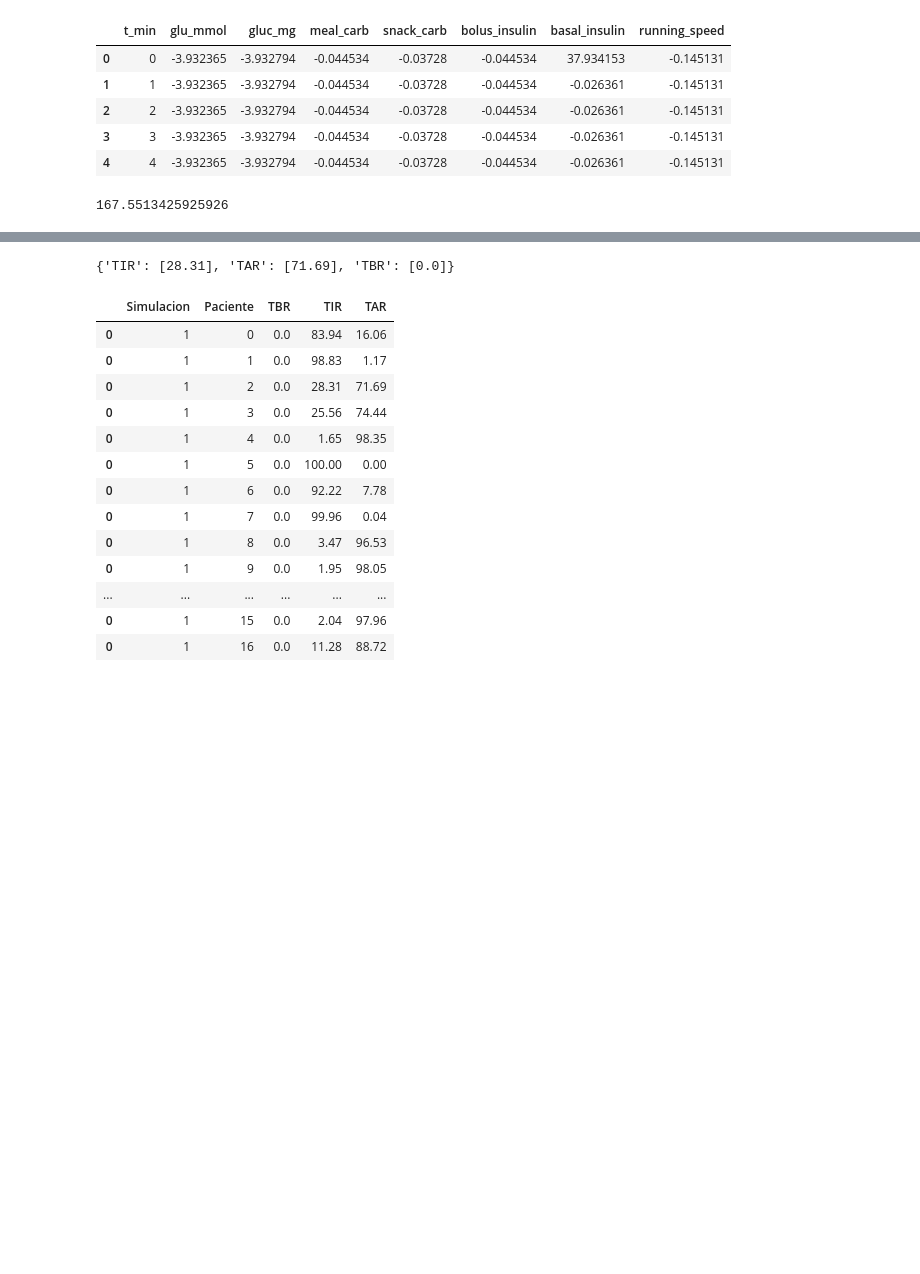
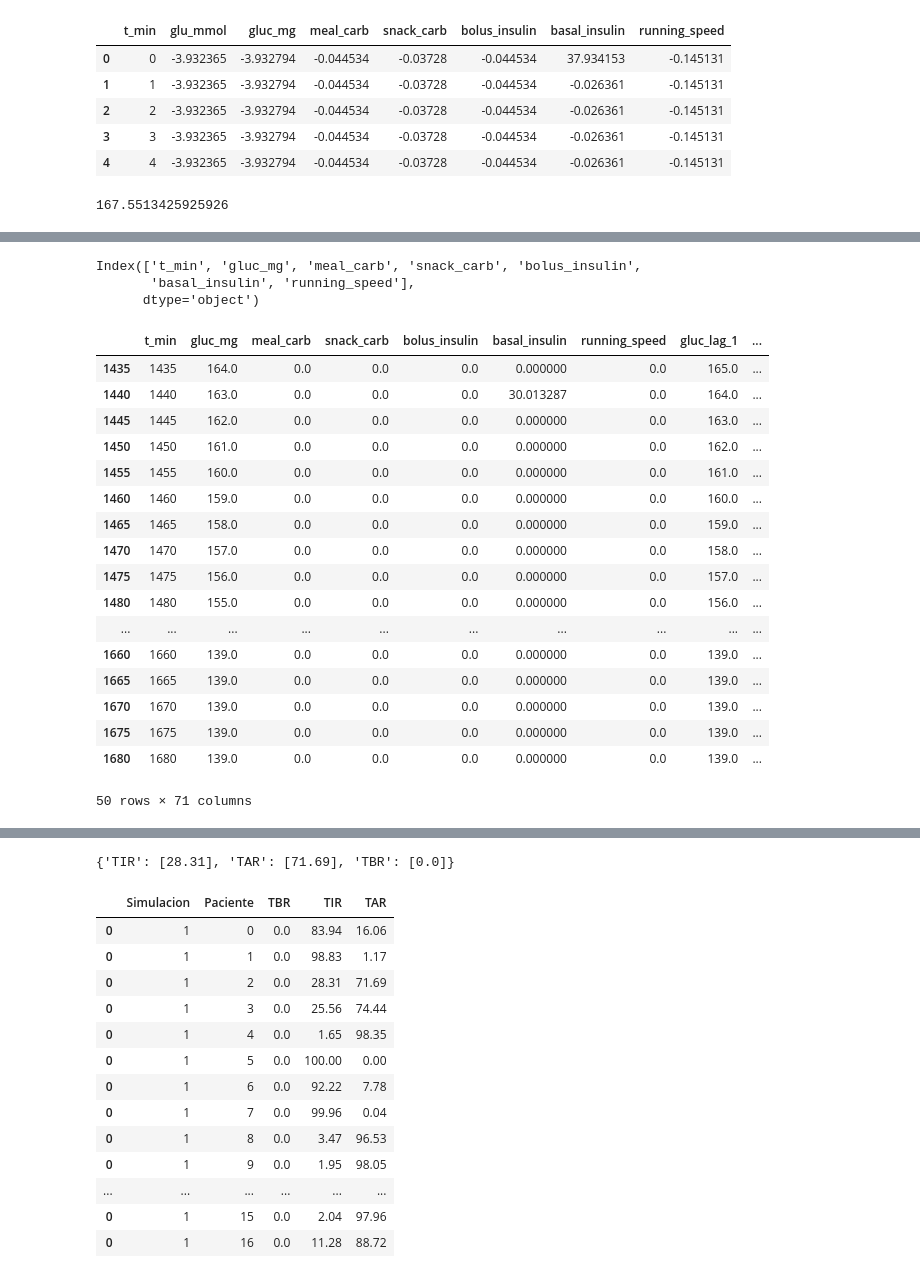
Before and after one commit to WillyFtAb/TFG-GIS-Predictor-glucosa, a Jupyter notebook: Pruebas/estadisticas.ipynb, the cells around one changed output, grey strips where cells are left out. Saved outputs shown, nothing was run; the diff lists cells and outputs as text; code cells hidden in the pictures; blank space fills up the shorter version.

```diff
--- a/Pruebas/estadisticas.ipynb
+++ b/Pruebas/estadisticas.ipynb
@@ -137,0 +156,6 @@ datos[1]['p_0']['gluc_mg'].mean()
+# %%
+df_prueba = remuestrear(datos[1]['p_0'], columnas = ['meal_carb', 'snack_carb','bolus_insulin', 'basal_insulin'], t_muestreo=5)
+# %%
+display(df_prueba.head())
+df_prueba = df_prueba.drop('glu_mmol', axis=1)
+df_prueba.head()
@@ -137,0 +175,47 @@ datos[1]['p_0']['gluc_mg'].mean()
+# %%
+df_prueba.columns
+# %% [output]
+Index(['t_min', 'gluc_mg', 'meal_carb', 'snack_carb', 'bolus_insulin',
+       'basal_insulin', 'running_speed'],
+      dtype='object')
+# %%
+df_prueba['gluc_lag_1'] = df_prueba['gluc_mg'].shift(1)
+df_prueba['gluc_lag_2'] = df_prueba['gluc_mg'].shift(2)
+df_prueba['gluc_lag_3'] = df_prueba['gluc_mg'].shift(3)
+df_prueba['basal_-24h'] = df_prueba['basal_insulin'].rolling(window=287, closed='left').sum()
+
+for col in ['gluc_mg', 'meal_carb', 'snack_carb', 'bolus_insulin', 'running_speed']:
+
+    df_prueba[f'{col}_-20m'] = df_prueba[col].rolling(window=4, closed='left').sum()
+    df_prueba[f'{col}_-40m'] = df_prueba[col].rolling(window=8, closed='left').sum() - df_prueba[col].rolling(window=4, closed='left').sum()
+    df_prueba[f'{col}_-60m'] = df_prueba[col].rolling(window=12, closed='left').sum() - df_prueba[col].rolling(window=8, closed='left').sum()
+    df_prueba[f'{col}_-80m'] = df_prueba[col].rolling(window=16, closed='left').sum() - df_prueba[col].rolling(window=12, closed='left').sum()
+    df_prueba[f'{col}_-100m'] = df_prueba[col].rolling(window=20, closed='left').sum() - df_prueba[col].rolling(window=16, closed='left').sum()
+    df_prueba[f'{col}_-120m'] = df_prueba[col].rolling(window=24, closed='left').sum() - df_prueba[col].rolling(window=20, closed='left').sum()
+    df_prueba[f'{col}_-140m'] = df_prueba[col].rolling(window=28, closed='left').sum() - df_prueba[col].rolling(window=24, closed='left').sum()
+    df_prueba[f'{col}_-160m'] = df_prueba[col].rolling(window=32, closed='left').sum() - df_prueba[col].rolling(window=28, closed='left').sum()
+    df_prueba[f'{col}_-180m'] = df_prueba[col].rolling(window=36, closed='left').sum() - df_prueba[col].rolling(window=32, closed='left').sum()
+    df_prueba[f'{col}_-200m'] = df_prueba[col].rolling(window=40, closed='left').sum() - df_prueba[col].rolling(window=36, closed='left').sum()
+    df_prueba[f'{col}_-220m'] = df_prueba[col].rolling(window=44, closed='left').sum() - df_prueba[col].rolling(window=40, closed='left').sum()
+    df_prueba[f'{col}_-240m'] = df_prueba[col].rolling(window=48, closed='left').sum() - df_prueba[col].rolling(window=44, closed='left').sum()
+
+df_prueba.loc[1435:,:].head(50)
+# %% [output]
+|  | t_min | gluc_mg | meal_carb | snack_carb | bolus_insulin | basal_insulin | running_speed | gluc_lag_1 | ... |
+| 1435 | 1435 | 164.0 | 0.0 | 0.0 | 0.0 | 0.000000 | 0.0 | 165.0 | ... |
+| 1440 | 1440 | 163.0 | 0.0 | 0.0 | 0.0 | 30.013287 | 0.0 | 164.0 | ... |
+| 1445 | 1445 | 162.0 | 0.0 | 0.0 | 0.0 | 0.000000 | 0.0 | 163.0 | ... |
+| 1450 | 1450 | 161.0 | 0.0 | 0.0 | 0.0 | 0.000000 | 0.0 | 162.0 | ... |
+| 1455 | 1455 | 160.0 | 0.0 | 0.0 | 0.0 | 0.000000 | 0.0 | 161.0 | ... |
+| 1460 | 1460 | 159.0 | 0.0 | 0.0 | 0.0 | 0.000000 | 0.0 | 160.0 | ... |
+| 1465 | 1465 | 158.0 | 0.0 | 0.0 | 0.0 | 0.000000 | 0.0 | 159.0 | ... |
+| 1470 | 1470 | 157.0 | 0.0 | 0.0 | 0.0 | 0.000000 | 0.0 | 158.0 | ... |
+| 1475 | 1475 | 156.0 | 0.0 | 0.0 | 0.0 | 0.000000 | 0.0 | 157.0 | ... |
+| 1480 | 1480 | 155.0 | 0.0 | 0.0 | 0.0 | 0.000000 | 0.0 | 156.0 | ... |
+| ... | ... | ... | ... | ... | ... | ... | ... | ... | ... |
+| 1660 | 1660 | 139.0 | 0.0 | 0.0 | 0.0 | 0.000000 | 0.0 | 139.0 | ... |
+| 1665 | 1665 | 139.0 | 0.0 | 0.0 | 0.0 | 0.000000 | 0.0 | 139.0 | ... |
+| 1670 | 1670 | 139.0 | 0.0 | 0.0 | 0.0 | 0.000000 | 0.0 | 139.0 | ... |
+| 1675 | 1675 | 139.0 | 0.0 | 0.0 | 0.0 | 0.000000 | 0.0 | 139.0 | ... |
+| 1680 | 1680 | 139.0 | 0.0 | 0.0 | 0.0 | 0.000000 | 0.0 | 139.0 | ... |
+50 rows × 71 columns
```
Also changed, not shown: parts of 9 cells of this notebook.
